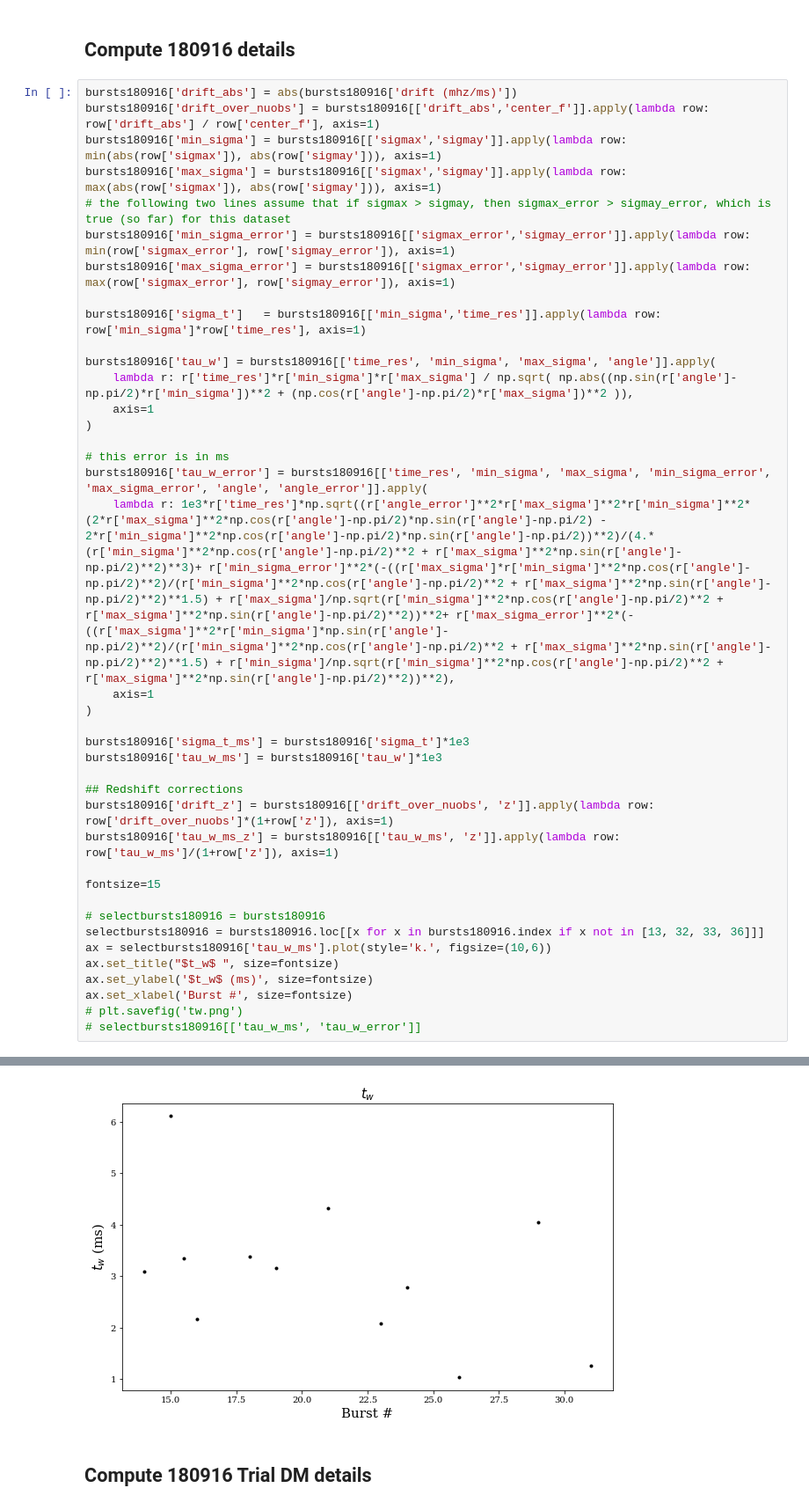
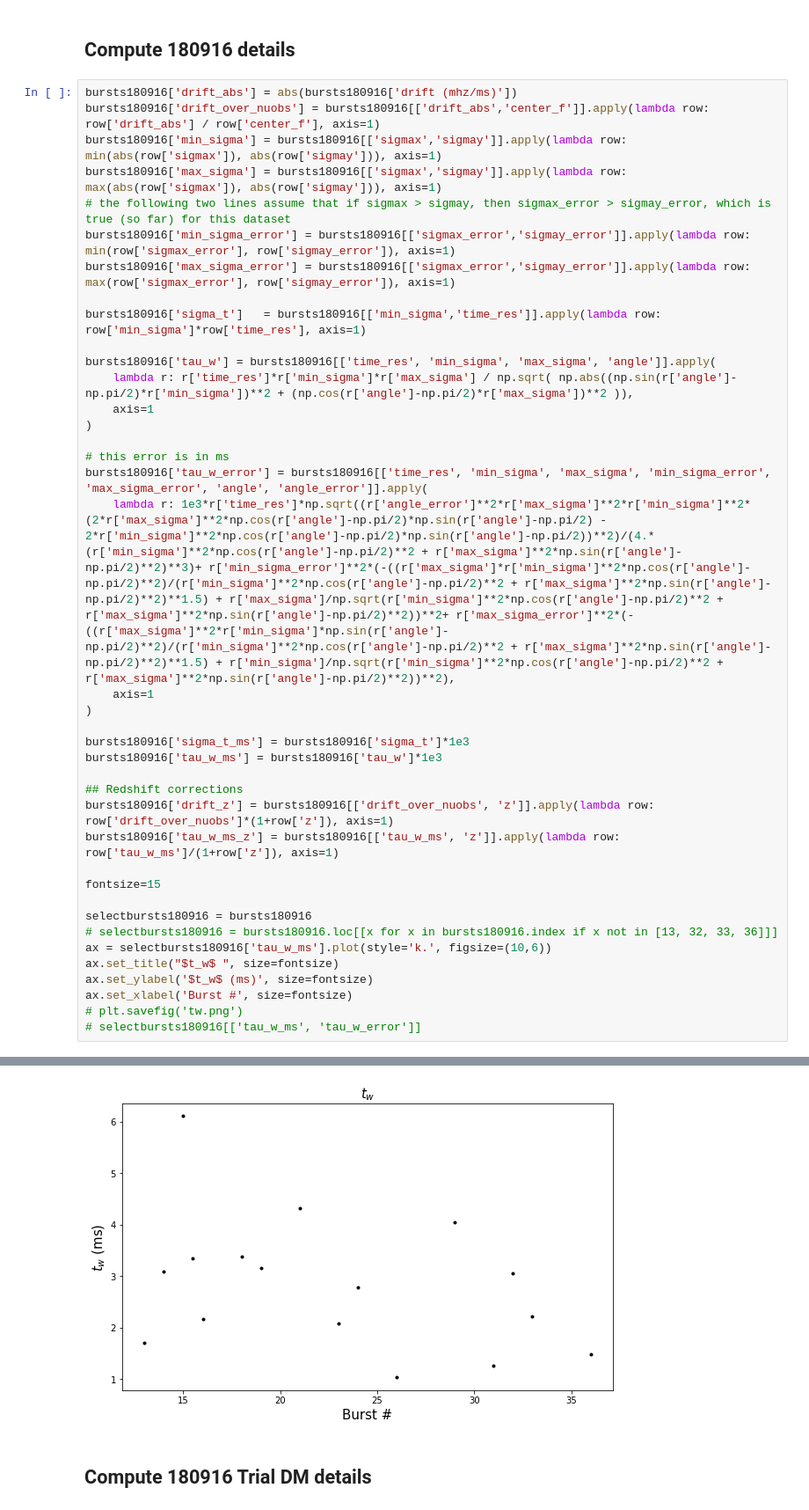
Before and after one commit to mef51/subdriftlaw, a Jupyter notebook: universal/DriftvsDuration_universal.ipynb, the cells around one changed output, grey strips where cells are left out. Shown at 88% size. Saved outputs shown, nothing was run; the diff lists cells and outputs as text.

```diff
--- a/universal/DriftvsDuration_universal.ipynb
+++ b/universal/DriftvsDuration_universal.ipynb
@@ -154,36 +153,36 @@ bursts180916['max_sigma_error'] = bursts180916[['sigmax_error','sigmay_error']].
 bursts180916['sigma_t']   = bursts180916[['min_sigma','time_res']].apply(lambda row: row['min_sigma']*row['time_res'], axis=1)
 
 bursts180916['tau_w'] = bursts180916[['time_res', 'min_sigma', 'max_sigma', 'angle']].apply(
     lambda r: r['time_res']*r['min_sigma']*r['max_sigma'] / np.sqrt( np.abs((np.sin(r['angle']-np.pi/2)*r['min_sigma'])**2 + (np.cos(r['angle']-np.pi/2)*r['max_sigma'])**2 )),
     axis=1
 )
 
 # this error is in ms
 bursts180916['tau_w_error'] = bursts180916[['time_res', 'min_sigma', 'max_sigma', 'min_sigma_error', 'max_sigma_error', 'angle', 'angle_error']].apply(
     lambda r: 1e3*r['time_res']*np.sqrt((r['angle_error']**2*r['max_sigma']**2*r['min_sigma']**2*(2*r['max_sigma']**2*np.cos(r['angle']-np.pi/2)*np.sin(r['angle']-np.pi/2) - 2*r['min_sigma']**2*np.cos(r['angle']-np.pi/2)*np.sin(r['angle']-np.pi/2))**2)/(4.*(r['min_sigma']**2*np.cos(r['angle']-np.pi/2)**2 + r['max_sigma']**2*np.sin(r['angle']-np.pi/2)**2)**3)+ r['min_sigma_error']**2*(-((r['max_sigma']*r['min_sigma']**2*np.cos(r['angle']-np.pi/2)**2)/(r['min_sigma']**2*np.cos(r['angle']-np.pi/2)**2 + r['max_sigma']**2*np.sin(r['angle']-np.pi/2)**2)**1.5) + r['max_sigma']/np.sqrt(r['min_sigma']**2*np.cos(r['angle']-np.pi/2)**2 + r['max_sigma']**2*np.sin(r['angle']-np.pi/2)**2))**2+ r['max_sigma_error']**2*(-((r['max_sigma']**2*r['min_sigma']*np.sin(r['angle']-np.pi/2)**2)/(r['min_sigma']**2*np.cos(r['angle']-np.pi/2)**2 + r['max_sigma']**2*np.sin(r['angle']-np.pi/2)**2)**1.5) + r['min_sigma']/np.sqrt(r['min_sigma']**2*np.cos(r['angle']-np.pi/2)**2 + r['max_sigma']**2*np.sin(r['angle']-np.pi/2)**2))**2),
     axis=1
 )
 
 bursts180916['sigma_t_ms'] = bursts180916['sigma_t']*1e3
 bursts180916['tau_w_ms'] = bursts180916['tau_w']*1e3
 
 ## Redshift corrections
 bursts180916['drift_z'] = bursts180916[['drift_over_nuobs', 'z']].apply(lambda row: row['drift_over_nuobs']*(1+row['z']), axis=1)
 bursts180916['tau_w_ms_z'] = bursts180916[['tau_w_ms', 'z']].apply(lambda row: row['tau_w_ms']/(1+row['z']), axis=1)
 
 fontsize=15
 
-# selectbursts180916 = bursts180916
-selectbursts180916 = bursts180916.loc[[x for x in bursts180916.index if x not in [13, 32, 33, 36]]]
+selectbursts180916 = bursts180916
+# selectbursts180916 = bursts180916.loc[[x for x in bursts180916.index if x not in [13, 32, 33, 36]]]
 ax = selectbursts180916['tau_w_ms'].plot(style='k.', figsize=(10,6))
 ax.set_title("$t_w$ ", size=fontsize)
 ax.set_ylabel('$t_w$ (ms)', size=fontsize)
 ax.set_xlabel('Burst #', size=fontsize)
 # plt.savefig('tw.png')
 # selectbursts180916[['tau_w_ms', 'tau_w_error']]
 # %% [output]
 Text(0.5, 0, 'Burst #')
-[figure, old version]
+[figure, new version]
 # %% [markdown]
 ## Compute 180916 Trial DM details
 # %%
```
Also changed, not shown: parts of 10 cells of this notebook, 52 other files.
